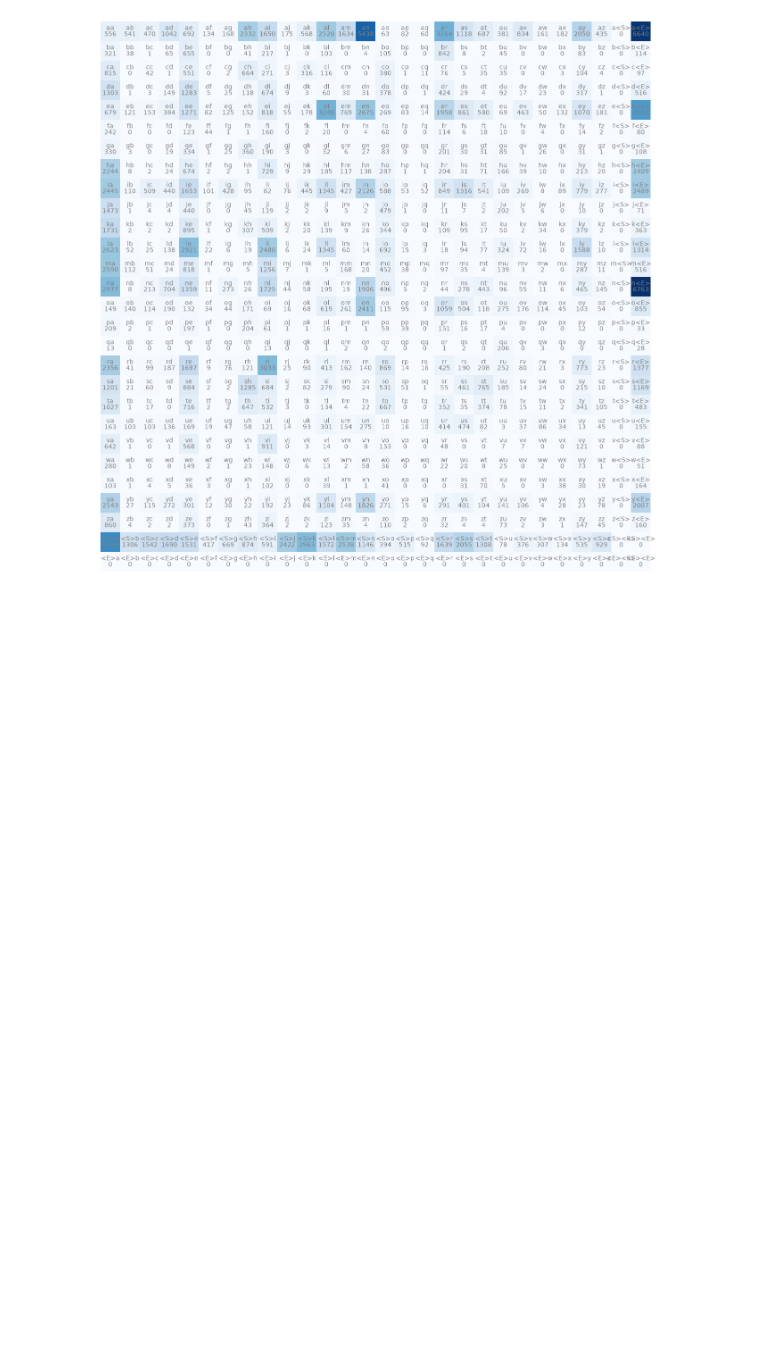
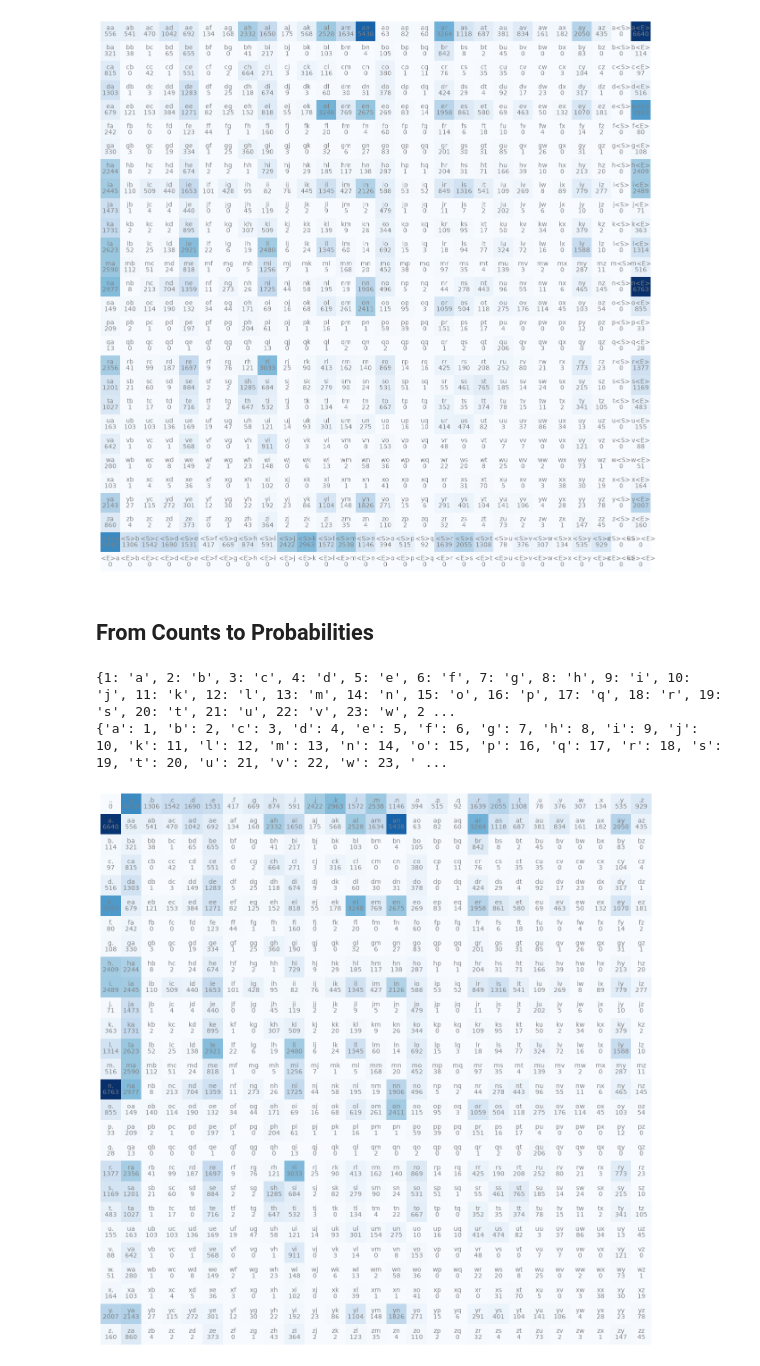
Before and after one commit to ebylmz/makemore, a Jupyter notebook: notebooks/p1_bigram.ipynb, the cells around one changed output. Cells and saved outputs as stored; diff of their text form; code cells hidden in the pictures; blank space fills up the shorter version.

Commit message:
completed bigram language model

```diff
--- a/notebooks/p1_bigram.ipynb
+++ b/notebooks/p1_bigram.ipynb
@@ -72,3 +76,51 @@ for i in range(N):
 plt.axis('off');
 # %% [output]
 [figure]
+# %% [markdown]
+## From Counts to Probabilities
+# %%
+import os
+
+fpath = os.path.join('..', 'names.txt')
+words = open(fpath, 'r').read().splitlines()
+# %%
+import torch
+
+SE_TOKEN = '.' # start/end token
+
+chars = sorted(list(set(''.join(words))))
+stoi = {s: i for i, s in enumerate(chars, start=1)}
+stoi[SE_TOKEN] = 0
+itos = {i: s for s, i in stoi.items()}
+
+counts = torch.zeros((27, 27), dtype=torch.int32) # 26 letters in English + start/end token
+
+for w in words:
+    chs = [SE_TOKEN] + list(w) + [SE_TOKEN]
+    for ch1, ch2 in zip(chs, chs[1:]):
+        i1, i2 = stoi[ch1], stoi[ch2]
+        counts[i1, i2] += 1
+
+print(itos)
+print(stoi)
+# print(counts)
+# %% [output]
+{1: 'a', 2: 'b', 3: 'c', 4: 'd', 5: 'e', 6: 'f', 7: 'g', 8: 'h', 9: 'i', 10: 'j', 11: 'k', 12: 'l', 13: 'm', 14: 'n', 15: 'o', 16: 'p', 17: 'q', 18: 'r', 19: 's', 20: 't', 21: 'u', 22: 'v', 23: 'w', 2 ...
+{'a': 1, 'b': 2, 'c': 3, 'd': 4, 'e': 5, 'f': 6, 'g': 7, 'h': 8, 'i': 9, 'j': 10, 'k': 11, 'l': 12, 'm': 13, 'n': 14, 'o': 15, 'p': 16, 'q': 17, 'r': 18, 's': 19, 't': 20, 'u': 21, 'v': 22, 'w': 23, ' ...
+# %%
+import matplotlib.pyplot as plt
+%matplotlib inline
+
+plt.figure(figsize=(16, 16))
+plt.imshow(counts, cmap='Blues')
+
+N = len(counts) # 27
+for i in range(N):
+    for j in range(N):
+        bigram_str = itos[i] + itos[j]
+        plt.text(j, i, counts[i, j].item(), ha='center', va='top', color='gray')
+        plt.text(j, i, bigram_str, ha='center', va='bottom', color='gray')
+
+plt.axis('off');
+# %% [output]
+[figure, added]
```
Also changed, not shown: parts of 11 cells of this notebook.
